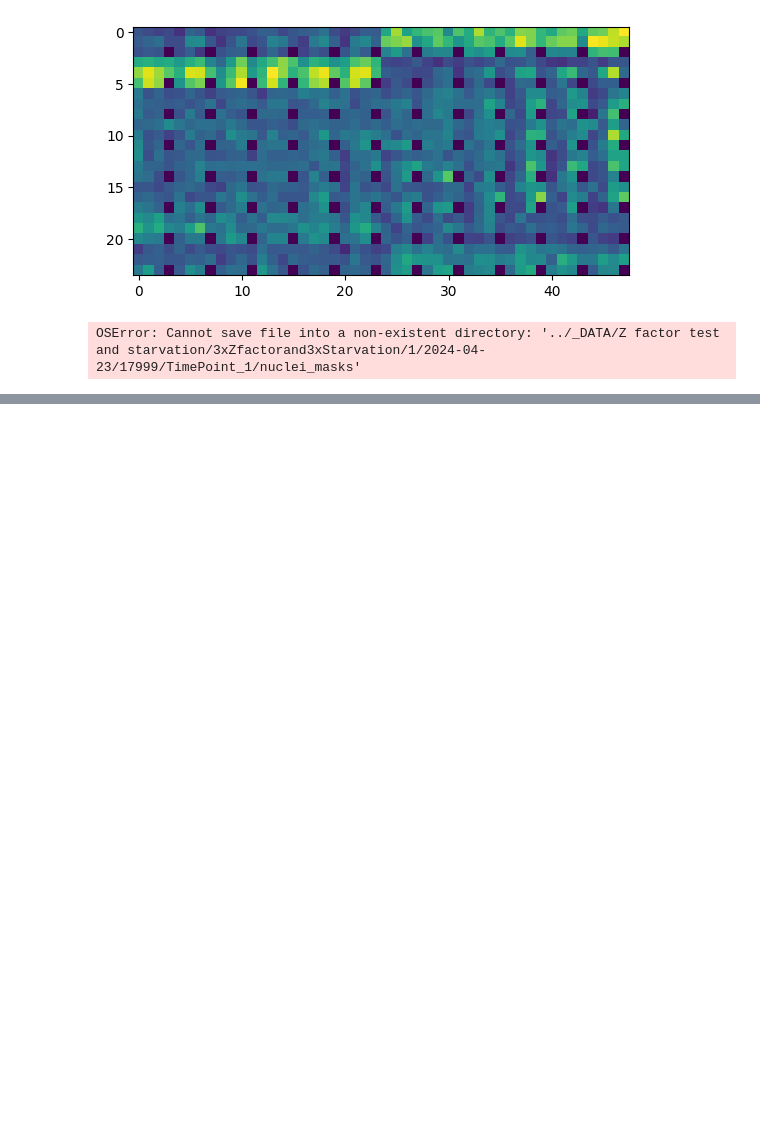
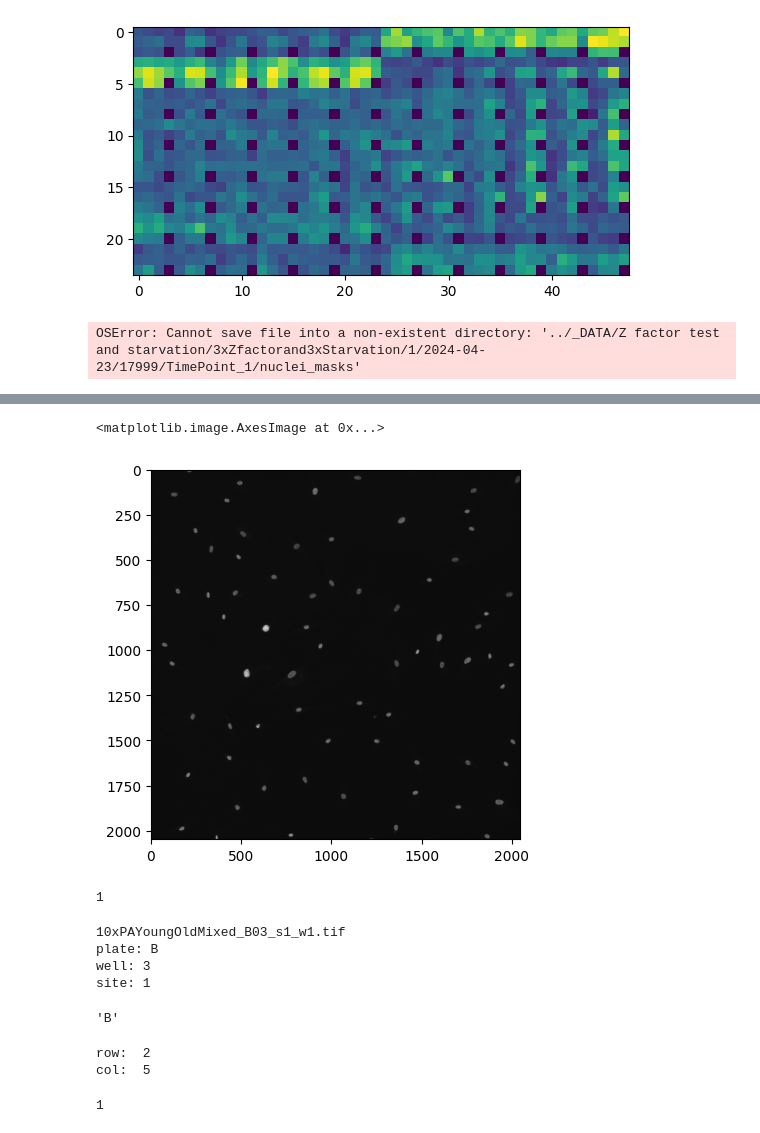
Before and after one commit to HMS-IAC/dashai, a Jupyter notebook: scripts/cell_count.ipynb, the cells around one changed output, grey strips where cells are left out. Saved outputs shown, nothing was run; the diff lists cells and outputs as text; code cells hidden in the pictures; blank space fills up the shorter version.

```diff
--- a/scripts/cell_count.ipynb
+++ b/scripts/cell_count.ipynb
@@ -239,0 +249,13 @@ plt.imshow(cv.equalizeHist((255*((w1-w1.min())/(w1.max()-w1.min()))).astype('uin
+# %%
+path = "../../_CLEANED_DATA/magnification/10x/2024-11-20"
+folders = os.listdir(f'{path}')
+for folder in folders:
+    print(f'Processing: {folder}')
+    files = os.listdir(f'{path}/{folder}')
+    files = [file for file in files if file.split('.')[0].endswith('w1')]
+    for file in tqdm(files):
+        image = tifffile.imread(f'{path}/{folder}/{file}')
+        sharpness = Sharpness()
+        sharpness.set_image(image)
+        print(sharpness.extract_all_features())
+        break
@@ -239,0 +275,37 @@ plt.imshow(cv.equalizeHist((255*((w1-w1.min())/(w1.max()-w1.min()))).astype('uin
+# %%
+plt.imshow(image, cmap='gray')
+# %% [output]
+<matplotlib.image.AxesImage at 0x...>
+[figure, added]
+# %%
+int(file.split("_")[2][1:])%2
+# %% [output]
+1
+# %%
+print(file)
+print(f'plate: {file.split("_")[1][0]}')
+print(f'well: {int(file.split("_")[1][1:])}')
+print(f'site: {file.split("_")[2][1:]}')
+
+
+
+# r =
+# %% [output]
+10xPAYoungOldMixed_B03_s1_w1.tif
+plate: B
+well: 3
+site: 1
+# %%
+p
+# %% [output]
+'B'
+# %%
+print('row: ', (string.ascii_uppercase.index(p)*site_row) + int(s)//site_row)
+print('col: ', (((int(w)-1)*site_col) + int(s)%site_row))
+# %% [output]
+row:  2
+col:  5
+# %%
+(int(w)-1)*site_col
+# %% [output]
+1
```
Also changed, not shown: parts of 17 cells of this notebook, 8 other files.
